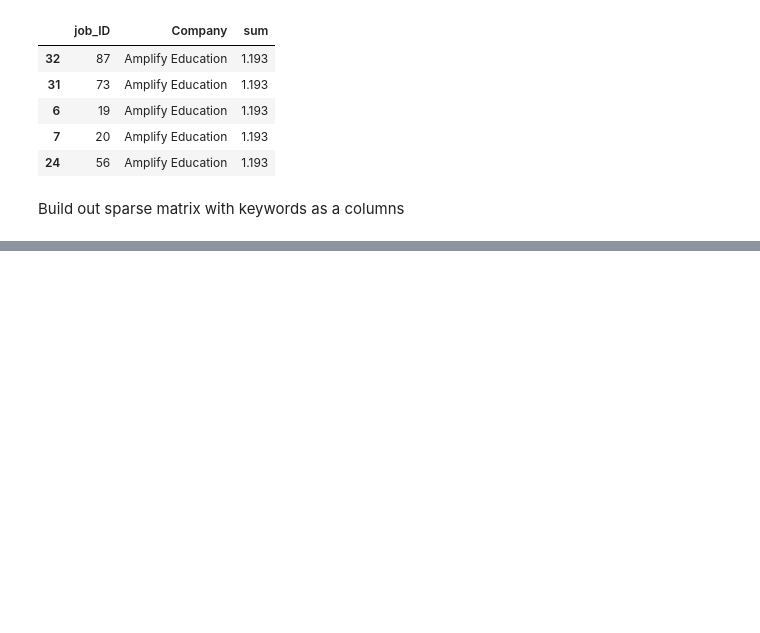
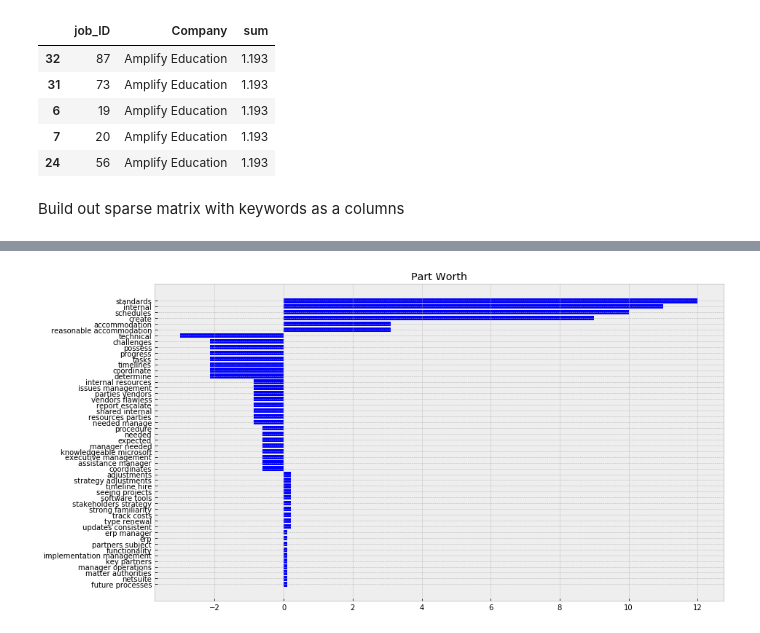
Before and after one commit to dmeyers83/TermEstimate, a Jupyter notebook: coinjoint.ipynb, the cells around one changed output, grey strips where cells are left out. Saved outputs shown, nothing was run; the diff lists cells and outputs as text; code cells hidden in the pictures; blank space fills up the shorter version.

```diff
--- a/coinjoint.ipynb
+++ b/coinjoint.ipynb
@@ -164,0 +137,5 @@ See http://pandas.pydata.org/pandas-docs/stable/user_guide/sparse.html#migrating
+# %%
+feature_matrix = df2.groupby(['job_ID'], as_index=False).sum()
+feature_matrix ["Rank"] = feature_matrix ["Score"].rank(method='dense', ascending=False)
+feature_matrix.to_csv('feature_matrix.csv')
+feature_matrix
@@ -164,0 +180,4 @@ See http://pandas.pydata.org/pandas-docs/stable/user_guide/sparse.html#migrating
+# %%
+Y = feature_matrix['Rank']
+X = feature_matrix[[x for x in feature_matrix.columns if x != 'job_ID' and x != 'Rank'and x != 'Company'and x != 'Title'and x != 'Score']]
+#X = sm.add_constant(X)
@@ -164,0 +240,3 @@ See http://pandas.pydata.org/pandas-docs/stable/user_guide/sparse.html#migrating
+# %%
+res = sm.OLS(Y, X, family=sm.families.Binomial()).fit()
+res.summary()
@@ -164,0 +279,25 @@ See http://pandas.pydata.org/pandas-docs/stable/user_guide/sparse.html#migrating
+# %%
+df_res = pd.DataFrame({
+    'param_name': res.params.keys()
+    , 'param_w': res.params.values
+    , 'pval': res.pvalues
+})
+# adding field for absolute of parameters
+df_res['abs_param_w'] = np.abs(df_res['param_w'])
+# marking field is significant under 95% confidence interval
+df_res['is_sig_95'] = (df_res['pval'] < 0.05)
+# constructing color naming for each param
+df_res['c'] = ['blue' if x else 'red' for x in df_res['is_sig_95']]
+
+# make it sorted by abs of parameter value
+df_res = df_res.sort_values(by='abs_param_w', ascending=True)
+# %%
+f, ax = plt.subplots(figsize=(14, 8))
+plt.title('Part Worth')
+pwu = df_res['param_w']
+xbar = np.arange(len(pwu))
+plt.barh(xbar, pwu, color=df_res['c'])
+plt.yticks(xbar, labels=df_res['param_name'])
+plt.show()
+# %% [output]
+[figure, added]
```
Also changed, not shown: parts of 13 cells of this notebook.
